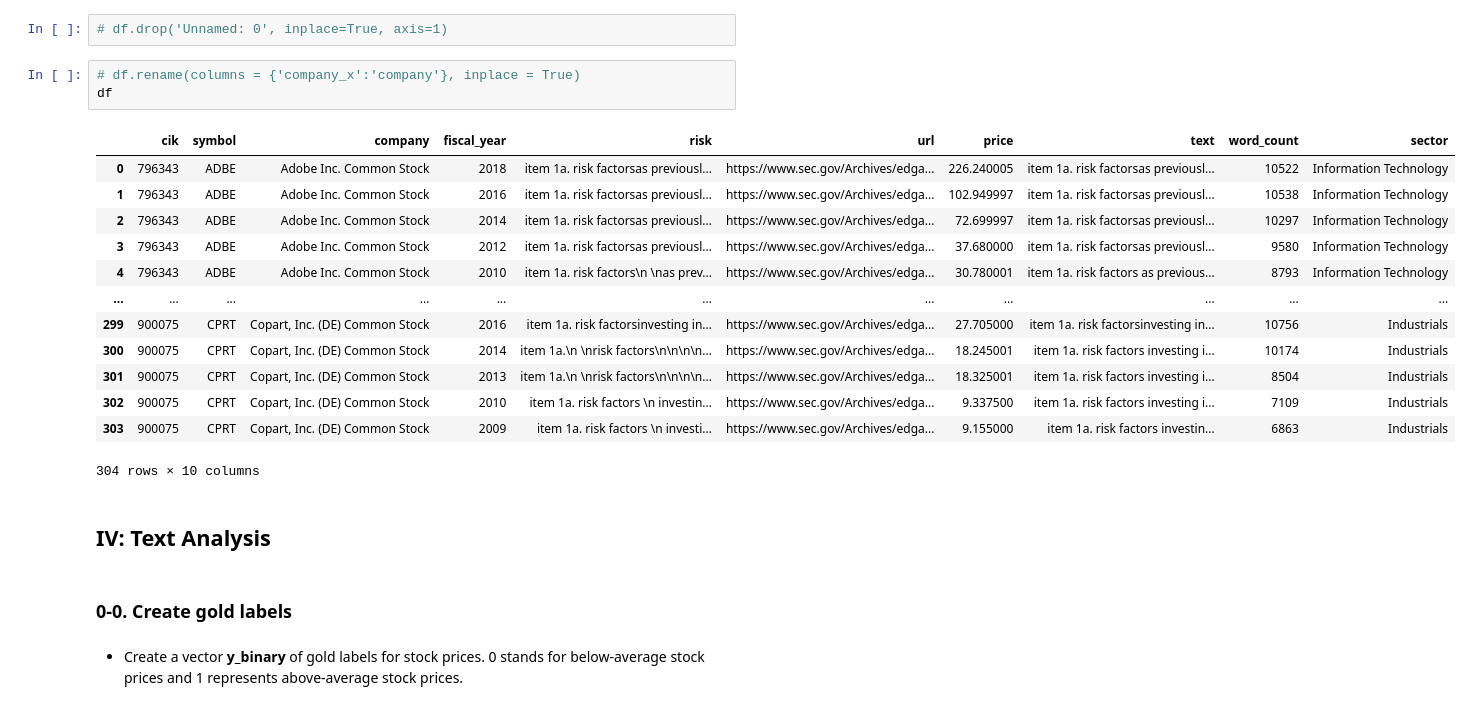
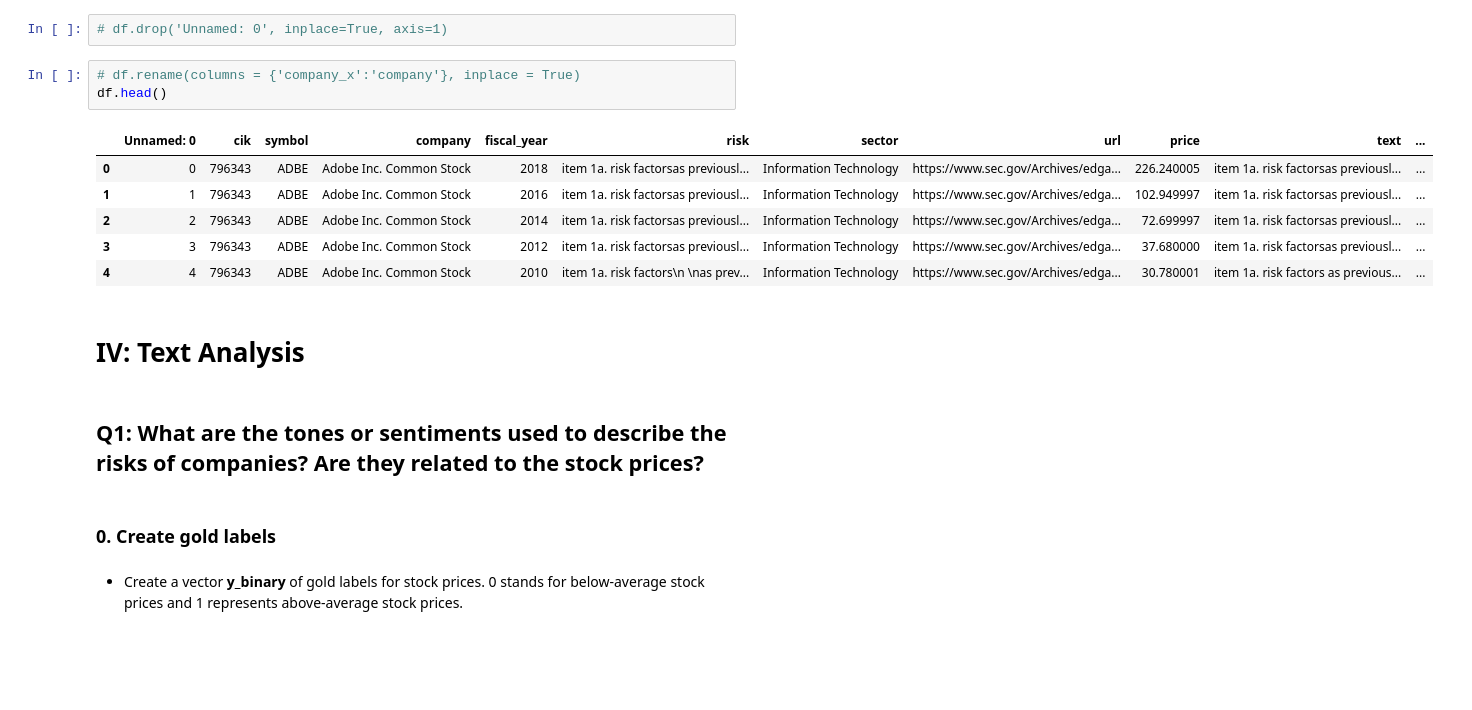
Before and after one commit to annsway/NLP, a Jupyter notebook: Final-Project.ipynb, the cells around one changed output. Drawn from its saved outputs; the diff is of its cells as text; blank space fills up the shorter version.

```diff
--- a/Final-Project.ipynb
+++ b/Final-Project.ipynb
@@ -584,25 +690,20 @@ df = pd.read_csv('data.csv').fillna(value = 0)
 # df.drop('Unnamed: 0', inplace=True, axis=1)
 # %%
 # df.rename(columns = {'company_x':'company'}, inplace = True)
-df
+df.head()
 # %% [output]
-|  | cik | symbol | company | fiscal_year | risk | url | price | text | word_count | sector |
-| 0 | 796343 | ADBE | Adobe Inc. Common Stock | 2018 | item 1a. risk factorsas previousl... | https://www.sec.gov/Archives/edga... | 226.240005 | item 1a. risk factorsas previousl... | 10522 | Information Technology |
-| 1 | 796343 | ADBE | Adobe Inc. Common Stock | 2016 | item 1a. risk factorsas previousl... | https://www.sec.gov/Archives/edga... | 102.949997 | item 1a. risk factorsas previousl... | 10538 | Information Technology |
-| 2 | 796343 | ADBE | Adobe Inc. Common Stock | 2014 | item 1a. risk factorsas previousl... | https://www.sec.gov/Archives/edga... | 72.699997 | item 1a. risk factorsas previousl... | 10297 | Information Technology |
-| 3 | 796343 | ADBE | Adobe Inc. Common Stock | 2012 | item 1a. risk factorsas previousl... | https://www.sec.gov/Archives/edga... | 37.680000 | item 1a. risk factorsas previousl... | 9580 | Information Technology |
-| 4 | 796343 | ADBE | Adobe Inc. Common Stock | 2010 | item 1a. risk factors\n \nas prev... | https://www.sec.gov/Archives/edga... | 30.780001 | item 1a. risk factors as previous... | 8793 | Information Technology |
-| ... | ... | ... | ... | ... | ... | ... | ... | ... | ... | ... |
-| 299 | 900075 | CPRT | Copart, Inc. (DE) Common Stock | 2016 | item 1a. risk factorsinvesting in... | https://www.sec.gov/Archives/edga... | 27.705000 | item 1a. risk factorsinvesting in... | 10756 | Industrials |
-| 300 | 900075 | CPRT | Copart, Inc. (DE) Common Stock | 2014 | item 1a.\n \nrisk factors\n\n\n\n... | https://www.sec.gov/Archives/edga... | 18.245001 | item 1a. risk factors investing i... | 10174 | Industrials |
-| 301 | 900075 | CPRT | Copart, Inc. (DE) Common Stock | 2013 | item 1a.\n \nrisk factors\n\n\n\n... | https://www.sec.gov/Archives/edga... | 18.325001 | item 1a. risk factors investing i... | 8504 | Industrials |
-| 302 | 900075 | CPRT | Copart, Inc. (DE) Common Stock | 2010 | item 1a. risk factors \n investin... | https://www.sec.gov/Archives/edga... | 9.337500 | item 1a. risk factors investing i... | 7109 | Industrials |
-| 303 | 900075 | CPRT | Copart, Inc. (DE) Common Stock | 2009 | item 1a. risk factors \n investi... | https://www.sec.gov/Archives/edga... | 9.155000 | item 1a. risk factors investin... | 6863 | Industrials |
+|  | Unnamed: 0 | cik | symbol | company | fiscal_year | risk | sector | url | price | text | ... |
+| 0 | 0 | 796343 | ADBE | Adobe Inc. Common Stock | 2018 | item 1a. risk factorsas previousl... | Information Technology | https://www.sec.gov/Archives/edga... | 226.240005 | item 1a. risk factorsas previousl... | ... |
+| 1 | 1 | 796343 | ADBE | Adobe Inc. Common Stock | 2016 | item 1a. risk factorsas previousl... | Information Technology | https://www.sec.gov/Archives/edga... | 102.949997 | item 1a. risk factorsas previousl... | ... |
+| 2 | 2 | 796343 | ADBE | Adobe Inc. Common Stock | 2014 | item 1a. risk factorsas previousl... | Information Technology | https://www.sec.gov/Archives/edga... | 72.699997 | item 1a. risk factorsas previousl... | ... |
+| 3 | 3 | 796343 | ADBE | Adobe Inc. Common Stock | 2012 | item 1a. risk factorsas previousl... | Information Technology | https://www.sec.gov/Archives/edga... | 37.680000 | item 1a. risk factorsas previousl... | ... |
+| 4 | 4 | 796343 | ADBE | Adobe Inc. Common Stock | 2010 | item 1a. risk factors\n \nas prev... | Information Technology | https://www.sec.gov/Archives/edga... | 30.780001 | item 1a. risk factors as previous... | ... |
-304 rows × 10 columns
 # %% [markdown]
-## IV: Text Analysis
+# IV: Text Analysis
+# %% [markdown]
+## Q1: What are the tones or sentiments used to describe the risks of companies? Are they related to the stock prices?
 # %% [markdown]
-### 0-0. Create gold labels
+### 0. Create gold labels
 # %% [markdown]
 * Create a vector **y_binary** of gold labels for stock prices. 0 stands for below-average stock prices and 1 represents above-average stock prices.
 # %%
```
Also changed, not shown: parts of 104 cells of this notebook, 3 other files.
